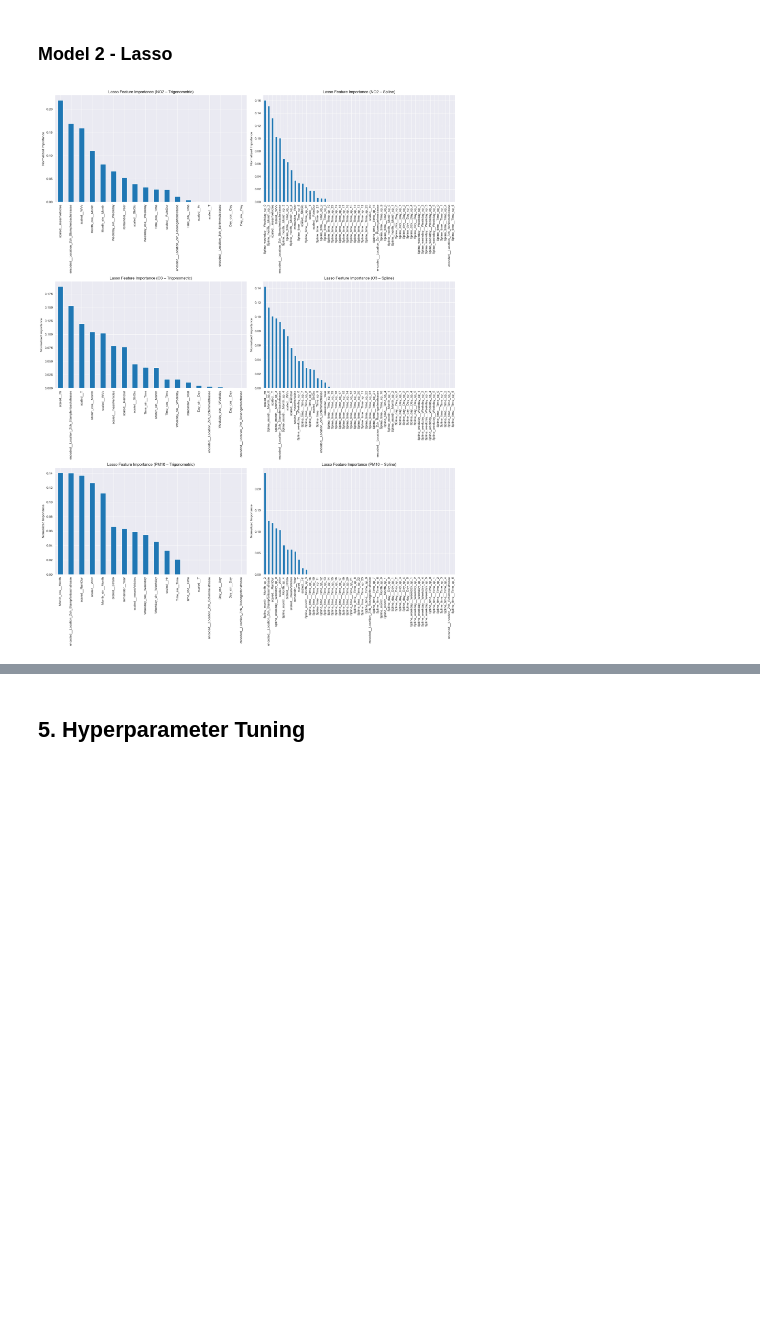
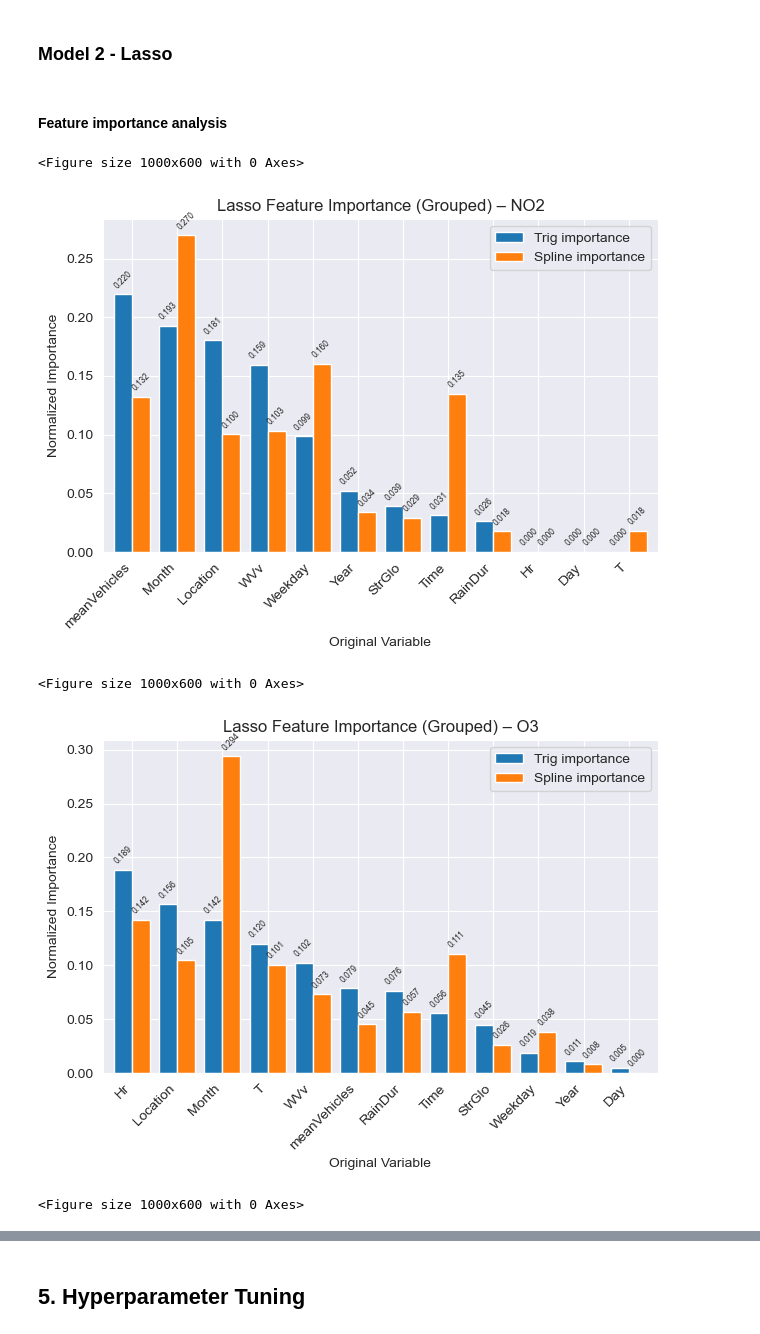
Before and after one commit to JitkaRantanen/AS2025_CO2-GroupProject, a Jupyter notebook: Experimental_Protocol_for_Time-Series_ML_Jitka.ipynb, the cells around one changed output, grey strips where cells are left out. Saved outputs shown, nothing was run; the diff lists cells and outputs as text; code cells hidden in the pictures; blank space fills up the shorter version.

Commit message:
Feature importance plot made as grouped for each of original features (before encoding). Helper functions separated for better reproducibility

```diff
--- a/Experimental_Protocol_for_Time-Series_ML_Jitka.ipynb
+++ b/Experimental_Protocol_for_Time-Series_ML_Jitka.ipynb
@@ -164,51 +224,47 @@ linear regression, spline encoding, PM10
 # %% [markdown]
 ### Model 2 - Lasso
+# %% [markdown]
+#### Feature importance analysis
 # %%
-# Investigate feature importance
-
 # Train the models for the individual datasets
 alpha = 0.1
 
 lasso_tri_NO2 = Lasso(alpha=alpha).fit(X_tri, y_NO2)
 lasso_spl_NO2 = Lasso(alpha=alpha).fit(X_spl, y_NO2)
+
 lasso_tri_O3 = Lasso(alpha=alpha).fit(X_tri, y_O3)
 lasso_spl_O3 = Lasso(alpha=alpha).fit(X_spl, y_O3)
+
 lasso_tri_PM10 = Lasso(alpha=alpha).fit(X_tri, y_PM10)
 lasso_spl_PM10 = Lasso(alpha=alpha).fit(X_spl, y_PM10)
-
-# Computing the importance of each feature - use .coef_ with Linear models, .feature_importances_ with tree-based models
-# Helper function to compute normalized importance
-def get_importance(model, feature_names):
-    coef = np.abs(model.coef_)
-    importance = coef / coef.sum() # normalized
-    return pd.Series(importance, index=feature_names).sort_values(ascending=False)
 
 # Compute importance for all 6 models
 imp_lasso_tri_NO2 = get_importance(lasso_tri_NO2, X_tri.columns)
 imp_lasso_spl_NO2 = get_importance(lasso_spl_NO2, X_spl.columns)
+
 imp_lasso_tri_O3 = get_importance(lasso_tri_O3, X_tri.columns)
 imp_lasso_spl_O3 = get_importance(lasso_spl_O3, X_spl.columns)
+
 imp_lasso_tri_PM10 = get_importance(lasso_tri_PM10, X_tri.columns)
 imp_lasso_spl_PM10 = get_importance(lasso_spl_PM10, X_spl.columns)
 
-# Put them in a list for easy plotting
-models = [
-    ("NO2 – Trigonometric", imp_lasso_tri_NO2),
-    ("NO2 – Spline", imp_lasso_spl_NO2),
-    ("O3 – Trigonometric", imp_lasso_tri_O3),
-    ("O3 – Spline", imp_lasso_spl_O3),
-    ("PM10 – Trigonometric",imp_lasso_tri_PM10),
-    ("PM10 – Spline", imp_lasso_spl_PM10), ]
+# Build grouped importance tables for all 6 models
+g_imp_lasso_tri_NO2 = grouped_importance(lasso_tri_NO2, X_tri)
+g_imp_lasso_spl_NO2 = grouped_importance(lasso_spl_NO2, X_spl)
 
-# Plot
-plt.figure(figsize=(18, 24))
-for i, (title, imp) in enumerate(models, 1):
-    plt.subplot(3, 2, i)
-    imp.plot(kind="bar")
-    plt.title(f"Lasso Feature Importance ({title})")
-    plt.ylabel("Normalized Importance")
-    plt.tight_layout()
+g_imp_lasso_tri_O3 = grouped_importance(lasso_tri_O3, X_tri)
+g_imp_lasso_spl_O3 = grouped_importance(lasso_spl_O3, X_spl)
 
-plt.show()
+g_imp_lasso_tri_PM10 = grouped_importance(lasso_tri_PM10, X_tri)
+g_imp_lasso_spl_PM10 = grouped_importance(lasso_spl_PM10, X_spl)
-# %% [output]
-[figure, removed]
+# %%
+# Plot the grouped importance
+plot_grouped_importance(g_imp_lasso_tri_NO2, g_imp_lasso_spl_NO2, "NO2")
+plot_grouped_importance(g_imp_lasso_tri_O3,  g_imp_lasso_spl_O3,  "O3")
+plot_grouped_importance(g_imp_lasso_tri_PM10, g_imp_lasso_spl_PM10, "PM10")
+# %% [output]
+<Figure size 1000x600 with 0 Axes>
+[figure, added]
+<Figure size 1000x600 with 0 Axes>
+[figure, added]
+<Figure size 1000x600 with 0 Axes>
```
Also changed, not shown: parts of 5 cells of this notebook.
